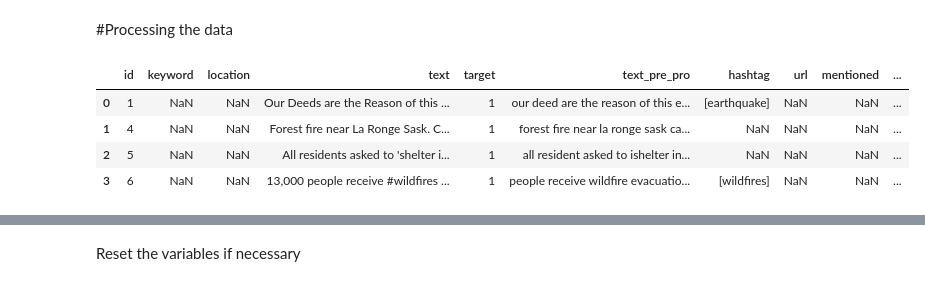
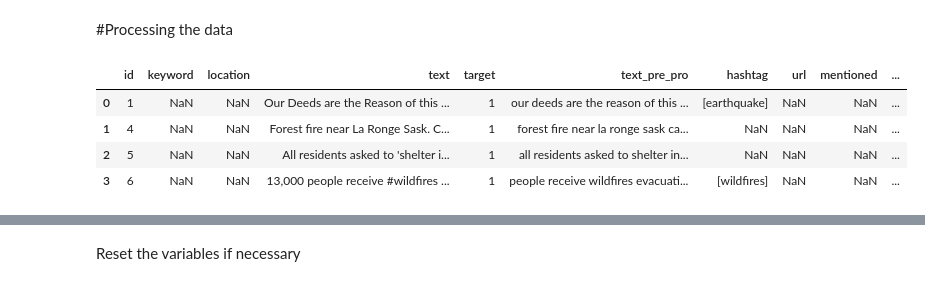
Before and after one commit to Mikail1010/AI-ML-contests, a Jupyter notebook: NLP for Disaster Tweets/Pre_Processing_tweets.ipynb, the cells around one changed output, grey strips where cells are left out. Cells and saved outputs as stored; diff of their text form; code cells hidden in the pictures.

```diff
--- a/NLP for Disaster Tweets/Pre_Processing_tweets.ipynb
+++ b/NLP for Disaster Tweets/Pre_Processing_tweets.ipynb
@@ -105,2 +154,17 @@ Contracted Words =  107 Repetition Letter Words =  13
 # %% [markdown]
 Helper functions for basic text processing, tweet processing, extracting features and tokenization
+# %%
+nltk.download('wordnet')
+nltk.download('stopwords')
+stopwords.words('english')
+tokenizer=nltk.tokenize.RegexpTokenizer(r'\w+')
+emoji_pattern = re.compile("["
+                        u"\U0001F600-\U0001F64F"  # emoticons
+                        u"\U0001F300-\U0001F5FF"  # symbols & pictographs
+                        u"\U0001F680-\U0001F6FF"  # transport & map symbols
+                        u"\U0001F1E0-\U0001F1FF"  # flags (iOS)
+                        u"\U00002702-\U000027B0"
+                        u"\U000024C2-\U0001F251"
+                        "]+", flags=re.UNICODE)
+chat_words = re.compile('\\b' + '\\b|\\b'.join(list(chat_words_dict.keys())))
+spell = Speller(lang='en')
@@ -238,13 +346,20 @@ def CleanTextData(Data, remove_url=True, extract_url=False, remove_punctutation=
                   lower_text_case=True, remove_nos=True, fix_common_tweet_errors=False,
                   remove_hashtag=False, remove_stopwords=False, combine_text=False,
                   extract_mentioned = True, remove_mentioned=False, stem_words=False,
-                  lemmatize_words=False
+                  lemmatize_words=False, remove_emoji=True, extract_emoji=False,
+                  extract_emoticons=False, remove_emoticons=True, remove_html_tags=True,
+                  convert_html_text=False, chat_lingo_replace=True, spell_check=False
                   ):
+  if convert_html_text:
+    from bs4 import BeautifulSoup
+
+
   Data = Data.assign(text_pre_pro = lambda x: (x['text'].apply(lambda x:BasicTextProcessing(x, remove_url, lower_text_case,
-                        remove_nos, remove_punctutation))))
+                        remove_nos, remove_punctutation, remove_html_tags, convert_html_text,
+                        chat_lingo_replace))))
 
   if fix_common_tweet_errors:
-    Data['text_pre_pro'] = Data['text_pre_pro'].apply(lambda x:FixCommonTweetErrors(x, remove_hashtag, remove_mentioned))
+    Data['text_pre_pro'] = Data['text_pre_pro'].apply(lambda x:FixCommonTweetErrors(x, remove_hashtag, remove_mentioned, remove_emoji, remove_emoticons))
 
   if extract_hashtag:
     Data = Data.assign(hashtag=lambda x: (x['text'].apply(lambda x:Extracthashtag(x))))
@@ -255,8 +370,18 @@ def CleanTextData(Data, remove_url=True, extract_url=False, remove_punctutation=
   if extract_mentioned:
     Data = Data.assign(mentioned=lambda x: (x['text'].apply(lambda x:ExtractMentioned(x))))
 
+  if extract_emoji:
+    Data = Data.assign(emoji=lambda x: (x['text'].apply(lambda x:ExtractEmoji(x))))
+
+  if extract_emoticons:
+    Data = Data.assign(emoticons=lambda x: (x['text'].apply(lambda x:ExtractEmoticons(x))))
+
+
   if remove_punctutation:
     Data['text_pre_pro'] = Data['text_pre_pro'].apply(lambda x:RemovePunctutation(x))
+
+  if spell_check:
+    Data['text_pre_pro'] = Data['text_pre_pro'].apply(lambda x:SpellCheck(x))
 
   if remove_stopwords:
     LoadStopwords()
@@ -281,24 +406,22 @@ def CleanTextData(Data, remove_url=True, extract_url=False, remove_punctutation=
 # %%
 Tweets_PreProcessed = CleanTextData(Tweets, extract_hashtag=True,
                                         fix_common_tweet_errors=True,
                                         extract_url = True,
                                         remove_mentioned=True,
-                                        stem_words=False,
-                                        lemmatize_words=False
                                         )
 
 # Some ids of tweets which can be used to check if the prrocssing had the inteded
 # effect on the tweets
-# listofid = [28, 109, 158, 220, 232, 1722]
+# listofid = [28, 109, 158, 220, 232, 409, 1722]
 
 # for i in listofid:
-#   print(Tweets_PreProcessed.loc[Tweets_PreProcessed['id'] == i, ['text', 'text_pre_pro', 'mentioned']])
+#   print(Tweets_PreProcessed.loc[Tweets_PreProcessed['id'] == i, ['text', 'text_pre_pro']])
 
 Tweets_PreProcessed.head(4)
 # %% [output]
 |  | id | keyword | location | text | target | text_pre_pro | hashtag | url | mentioned | ... |
-| 0 | 1 | NaN | NaN | Our Deeds are the Reason of this ... | 1 | our deed are the reason of this e... | [earthquake] | NaN | NaN | ... |
+| 0 | 1 | NaN | NaN | Our Deeds are the Reason of this ... | 1 | our deeds are the reason of this ... | [earthquake] | NaN | NaN | ... |
 | 1 | 4 | NaN | NaN | Forest fire near La Ronge Sask. C... | 1 | forest fire near la ronge sask ca... | NaN | NaN | NaN | ... |
-| 2 | 5 | NaN | NaN | All residents asked to 'shelter i... | 1 | all resident asked to ishelter in... | NaN | NaN | NaN | ... |
-| 3 | 6 | NaN | NaN | 13,000 people receive #wildfires ... | 1 | people receive wildfire evacuatio... | [wildfires] | NaN | NaN | ... |
+| 2 | 5 | NaN | NaN | All residents asked to 'shelter i... | 1 | all residents asked to shelter in... | NaN | NaN | NaN | ... |
+| 3 | 6 | NaN | NaN | 13,000 people receive #wildfires ... | 1 | people receive wildfires evacuati... | [wildfires] | NaN | NaN | ... |
 # %%
```
Also changed, not shown: parts of 15 cells of this notebook.
